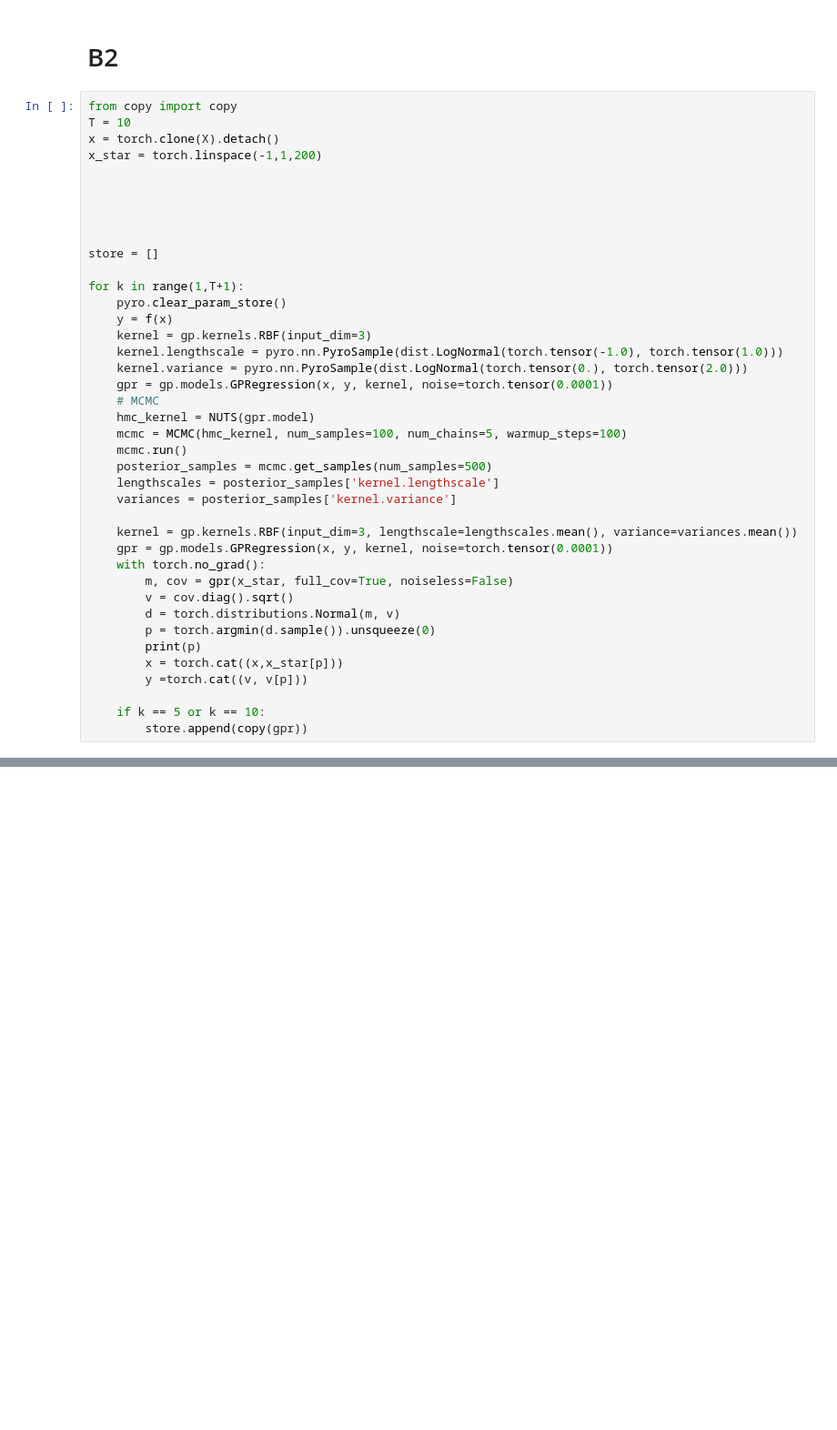
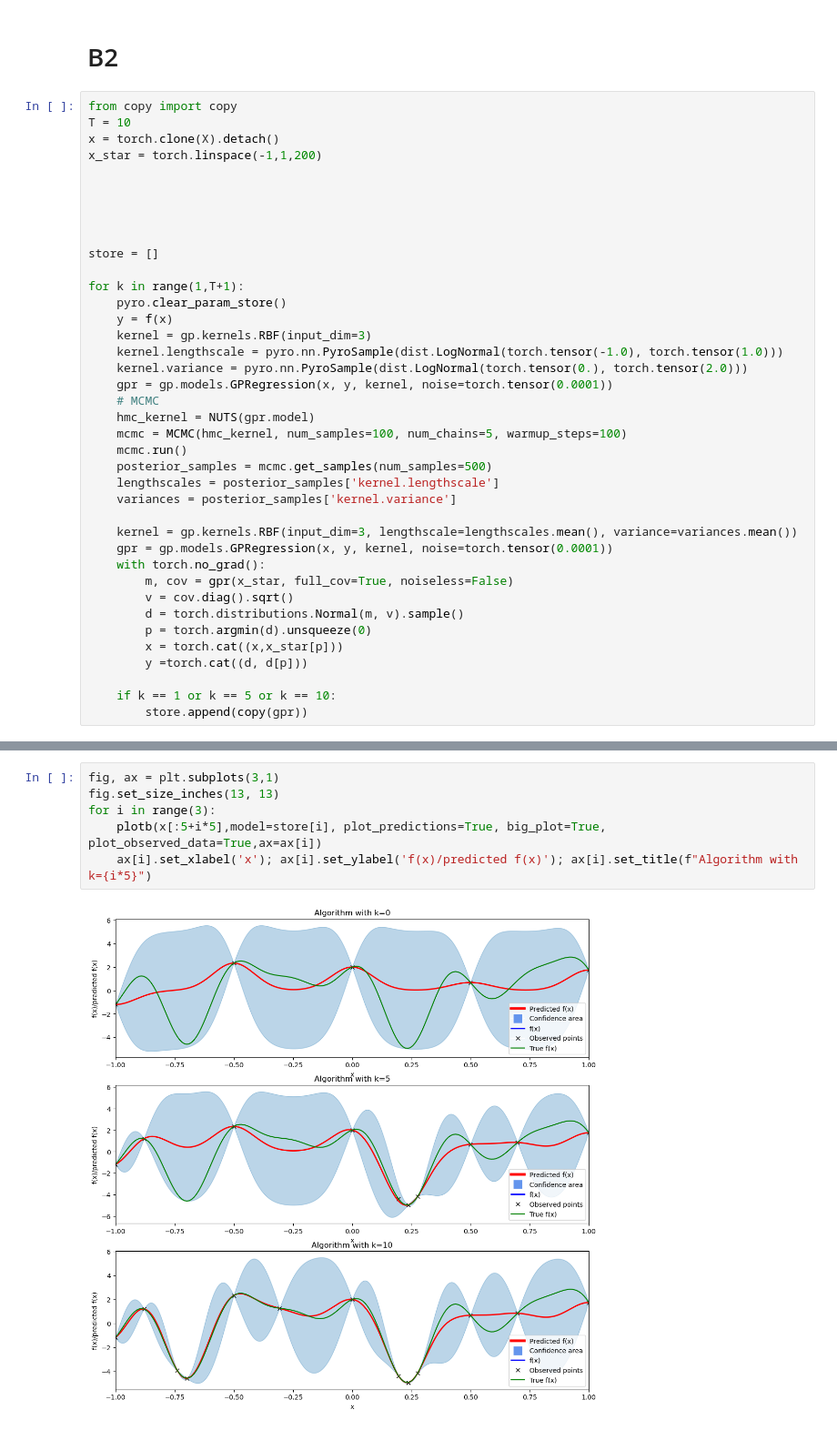
Before and after one commit to KjaMadsen/pmlProject, a Jupyter notebook: B.ipynb, the cells around one changed output, grey strips where cells are left out. Shown at 91% size. Cells and saved outputs as stored; diff of their text form; blank space fills up the shorter version.

```diff
--- a/B.ipynb
+++ b/B.ipynb
@@ -210,11 +210,10 @@ for k in range(1,T+1):
     with torch.no_grad():
         m, cov = gpr(x_star, full_cov=True, noiseless=False)
         v = cov.diag().sqrt()
-        d = torch.distributions.Normal(m, v)
-        p = torch.argmin(d.sample()).unsqueeze(0)
-        print(p)
+        d = torch.distributions.Normal(m, v).sample()
+        p = torch.argmin(d).unsqueeze(0)
         x = torch.cat((x,x_star[p]))
-        y =torch.cat((v, v[p]))
+        y =torch.cat((d, d[p]))
 
-    if k == 5 or k == 10:
+    if k == 1 or k == 5 or k == 10:
         store.append(copy(gpr))
@@ -226,0 +282,8 @@ plot(model=store[1], plot_predictions=True)
+# %%
+fig, ax = plt.subplots(3,1)
+fig.set_size_inches(13, 13)
+for i in range(3):
+    plotb(x[:5+i*5],model=store[i], plot_predictions=True, big_plot=True, plot_observed_data=True,ax=ax[i])
+    ax[i].set_xlabel('x'); ax[i].set_ylabel('f(x)/predicted f(x)'); ax[i].set_title(f"Algorithm with k={i*5}")
+# %% [output]
+[figure, added]
```
Also changed, not shown: parts of 4 cells of this notebook, 1 other file.
